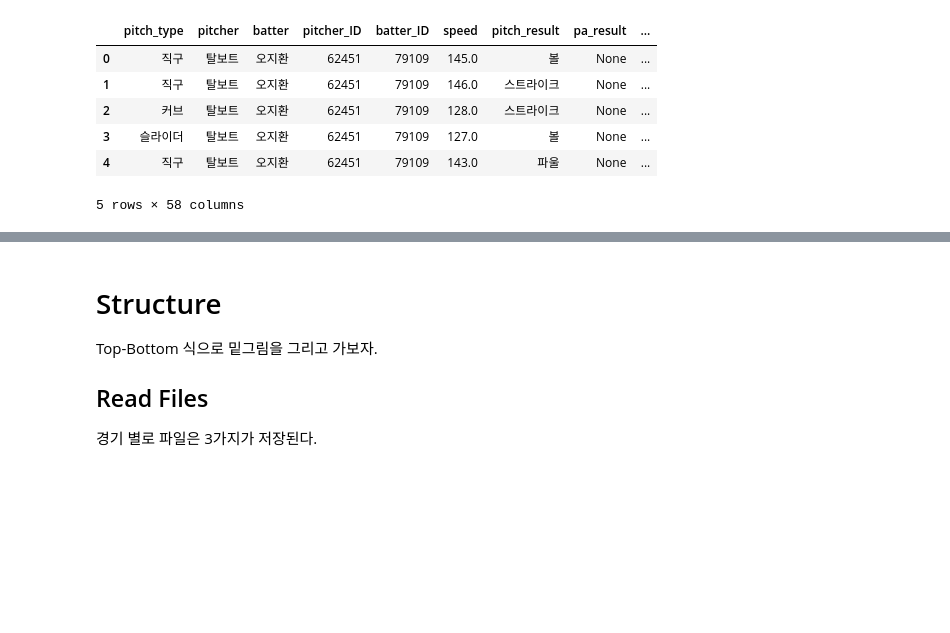
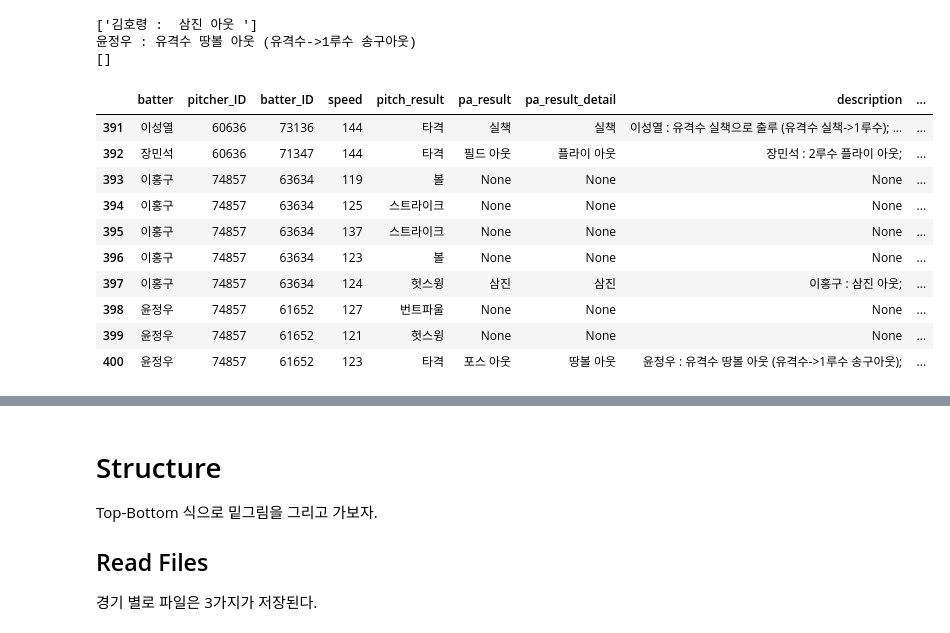
Before and after one commit to kparkk2/KBO_pbp_text_crawler, a Jupyter notebook: new_parser.ipynb, the cells around one changed output, grey strips where cells are left out. Drawn from its saved outputs; the diff is of its cells as text; code cells hidden in the pictures; blank space fills up the shorter version.

```diff
--- a/new_parser.ipynb
+++ b/new_parser.ipynb
@@ -25,11 +28,11 @@ from new_pbp_download import get_game_ids
 # %%
-def parseBatterResult(text):
-    for tup in batterResults:
+def parse_batter_result(text):
+    for tup in batter_results:
         if text.find(tup[0]) >= 0:
             return tup[1], tup[2]
 
 
-def parseBatterAsRunner(text):
+def parse_batter_as_runner(text):
     runner = text.split(' ')[0]
 
     result = 'o' if text.find('아웃') > 0 else 'a'
@@ -53,7 +56,7 @@ def parseBatterAsRunner(text):
     return [runner, result, beforeBase, afterBase]
 
 
-def parseRunnerResult(text):
+def parse_runner_result(text):
     runner = text.split(' ')[1]
 
     result = 'o' if text.find('아웃') > 0 else 'a' # o : out, a : advance
@@ -66,7 +69,7 @@ def parseRunnerResult(text):
     return [runner, result, beforeBase, afterBase]
 
 
-batterResults = [
+batter_results = [
     ['삼진', '삼진', '삼진'],
     ['볼넷', '볼넷', '볼넷'],
     ['자동 고의 4구', '고의 4구', '고의 4구'],
@@ -162,23 +165,25 @@ def get_pitch_location_break(row):
         return px, pz, pfx_x, pfx_z, pfx_x_raw, pfx_z_raw
 # %%
 def convert_row_to_save_format(row, fields, bases,
-                               pa_result_details=None):
+                                pa_result_details=None):
     # row: pandas Series
     save_row = {k: None for k in header_row}
-    save_row['pitcher'] = pitcherName
-    save_row['batter'] = batterName
-    save_row['pitcher_ID'] = pitcherCode
-    save_row['batter_ID'] = batterCode
+    save_row['pitcher'] = pitcher_name
+    save_row['batter'] = batter_name
+    save_row['pitcher_ID'] = pitcher_code
+    save_row['batter_ID'] = batter_code
     save_row['balls'] = balls
     save_row['strikes'] = strikes
     save_row['outs'] = outs
     save_row['inning'] = inn
-    save_row['inning_topbot'] = '초' if topbot == 0 else '말'
+    save_row['inning_topbot'] = '초' if top_bot == 0 else '말'
     save_row['score_away'] = score[0]
     save_row['score_home'] = score[1]
 
-    save_row['stands'] = stands[2]
-    save_row['throws'] = throws[0]
+    if stands is not None:
+        save_row['stands'] = stands[2]
+    if throws is not None:
+        save_row['throws'] = throws[0]
 
     save_row['pa_number'] = pa_number
 
@@ -868,11 +916,23 @@ print(f'{-elapsed_time:.2f} sec')
+# %%
+print([x[2] for x in runner_stack])
+print(rrow[2])
+print(runner_bases)
+# %% [output]
+['김호령 :  삼진 아웃 ']
+윤정우 : 유격수 땅볼 아웃 (유격수->1루수 송구아웃)
+[]
 # %%
 prdf = pd.DataFrame(print_rows)
-prdf.head()
+prdf.tail(10).loc[:, 'batter':'on_3b']
 # %% [output]
-|  | pitch_type | pitcher | batter | pitcher_ID | batter_ID | speed | pitch_result | pa_result | ... |
-| 0 | 직구 | 탈보트 | 오지환 | 62451 | 79109 | 145.0 | 볼 | None | ... |
-| 1 | 직구 | 탈보트 | 오지환 | 62451 | 79109 | 146.0 | 스트라이크 | None | ... |
-| 2 | 커브 | 탈보트 | 오지환 | 62451 | 79109 | 128.0 | 스트라이크 | None | ... |
-| 3 | 슬라이더 | 탈보트 | 오지환 | 62451 | 79109 | 127.0 | 볼 | None | ... |
-| 4 | 직구 | 탈보트 | 오지환 | 62451 | 79109 | 143.0 | 파울 | None | ... |
+|  | batter | pitcher_ID | batter_ID | speed | pitch_result | pa_result | pa_result_detail | description | ... |
+| 391 | 이성열 | 60636 | 73136 | 144 | 타격 | 실책 | 실책 | 이성열 : 유격수 실책으로 출루 (유격수 실책->1루수); ... | ... |
+| 392 | 장민석 | 60636 | 71347 | 144 | 타격 | 필드 아웃 | 플라이 아웃 | 장민석 : 2루수 플라이 아웃; | ... |
+| 393 | 이홍구 | 74857 | 63634 | 119 | 볼 | None | None | None | ... |
+| 394 | 이홍구 | 74857 | 63634 | 125 | 스트라이크 | None | None | None | ... |
+| 395 | 이홍구 | 74857 | 63634 | 137 | 스트라이크 | None | None | None | ... |
+| 396 | 이홍구 | 74857 | 63634 | 123 | 볼 | None | None | None | ... |
+| 397 | 이홍구 | 74857 | 63634 | 124 | 헛스윙 | 삼진 | 삼진 | 이홍구 : 삼진 아웃; | ... |
+| 398 | 윤정우 | 74857 | 61652 | 127 | 번트파울 | None | None | None | ... |
+| 399 | 윤정우 | 74857 | 61652 | 121 | 헛스윙 | None | None | None | ... |
+| 400 | 윤정우 | 74857 | 61652 | 123 | 타격 | 포스 아웃 | 땅볼 아웃 | 윤정우 : 유격수 땅볼 아웃 (유격수->1루수 송구아웃); | ... |
-5 rows × 58 columns
```
Also changed, not shown: parts of 13 cells of this notebook, 2 other files.
